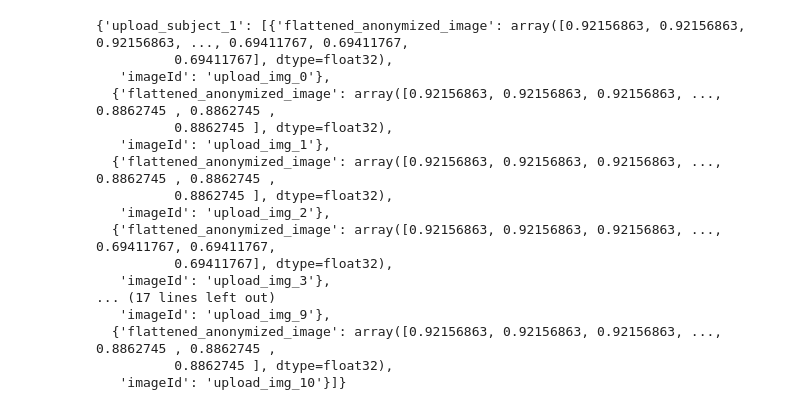
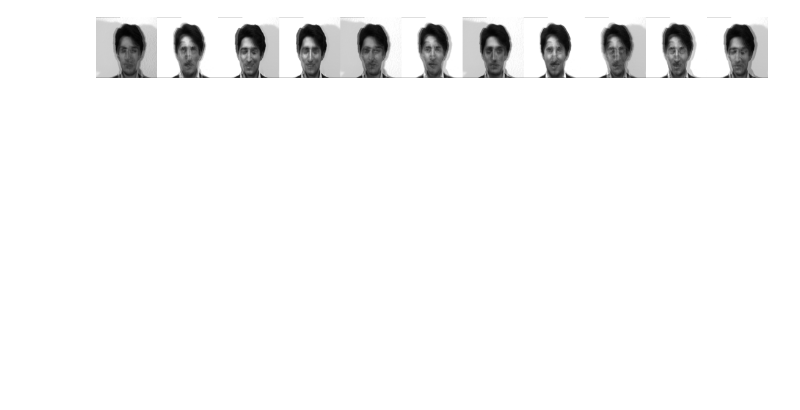
Before and after one commit to Deathvanos/Privacy_Preserving_Face_Recognition_Project, a Jupyter notebook: src/modules/GUI_notebook.ipynb, the cells around one changed output. Drawn from its saved outputs; the diff is of its cells as text; code cells hidden in the pictures; blank space fills up the shorter version.

```diff
--- a/src/modules/GUI_notebook.ipynb
+++ b/src/modules/GUI_notebook.ipynb
@@ -77,4 +77,5 @@ res1
 # %%
+time.sleep(0.1)
 # ---------------------------------------
 # Étape 2 : K-Same-Pixel (Nouvelle Fonction Modulaire)
 # ---------------------------------------
@@ -82,6 +83,8 @@ k_same_k_value = 4
 res2 = run_k_same_anonymization(res1, k_same_k_value)
 
 # Print result
-res2
-# [img['flattened_anonymized_image'] for img in res2["upload_subject_1"]]
+images = res2[list(res2.keys())[0]]
+images = [img['flattened_anonymized_image'] for img in images]
+images = numpy_image_to_pillow(images, image_size, True)
+display_images_side_by_side(images)
 # %% [output]
@@ -90,20 +93,4 @@ res2
-{'upload_subject_1': [{'flattened_anonymized_image': array([0.92156863, 0.92156863, 0.92156863, ..., 0.69411767, 0.69411767,
-          0.69411767], dtype=float32),
-   'imageId': 'upload_img_0'},
-  {'flattened_anonymized_image': array([0.92156863, 0.92156863, 0.92156863, ..., 0.8862745 , 0.8862745 ,
-          0.8862745 ], dtype=float32),
-   'imageId': 'upload_img_1'},
-  {'flattened_anonymized_image': array([0.92156863, 0.92156863, 0.92156863, ..., 0.8862745 , 0.8862745 ,
-          0.8862745 ], dtype=float32),
-   'imageId': 'upload_img_2'},
-  {'flattened_anonymized_image': array([0.92156863, 0.92156863, 0.92156863, ..., 0.69411767, 0.69411767,
-          0.69411767], dtype=float32),
-   'imageId': 'upload_img_3'},
-... (17 lines left out)
-   'imageId': 'upload_img_9'},
-  {'flattened_anonymized_image': array([0.92156863, 0.92156863, 0.92156863, ..., 0.8862745 , 0.8862745 ,
-          0.8862745 ], dtype=float32),
-   'imageId': 'upload_img_10'}]}
+[figure, added]
 # %%
 # ---------------------------------------
 # Étape 3 : PEEP Eigenface
```
Also changed, not shown: parts of 7 cells of this notebook, 1 other file.
